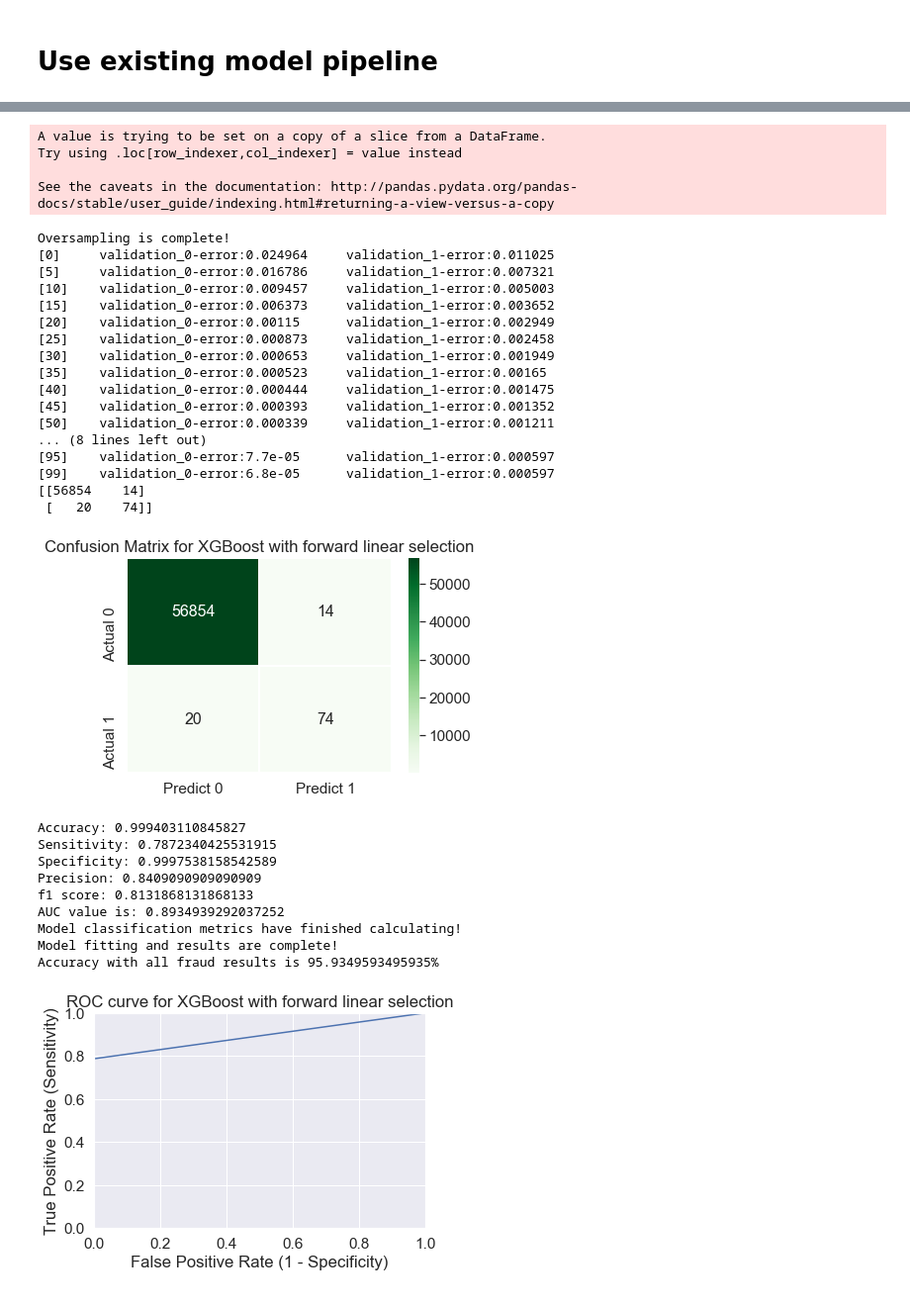
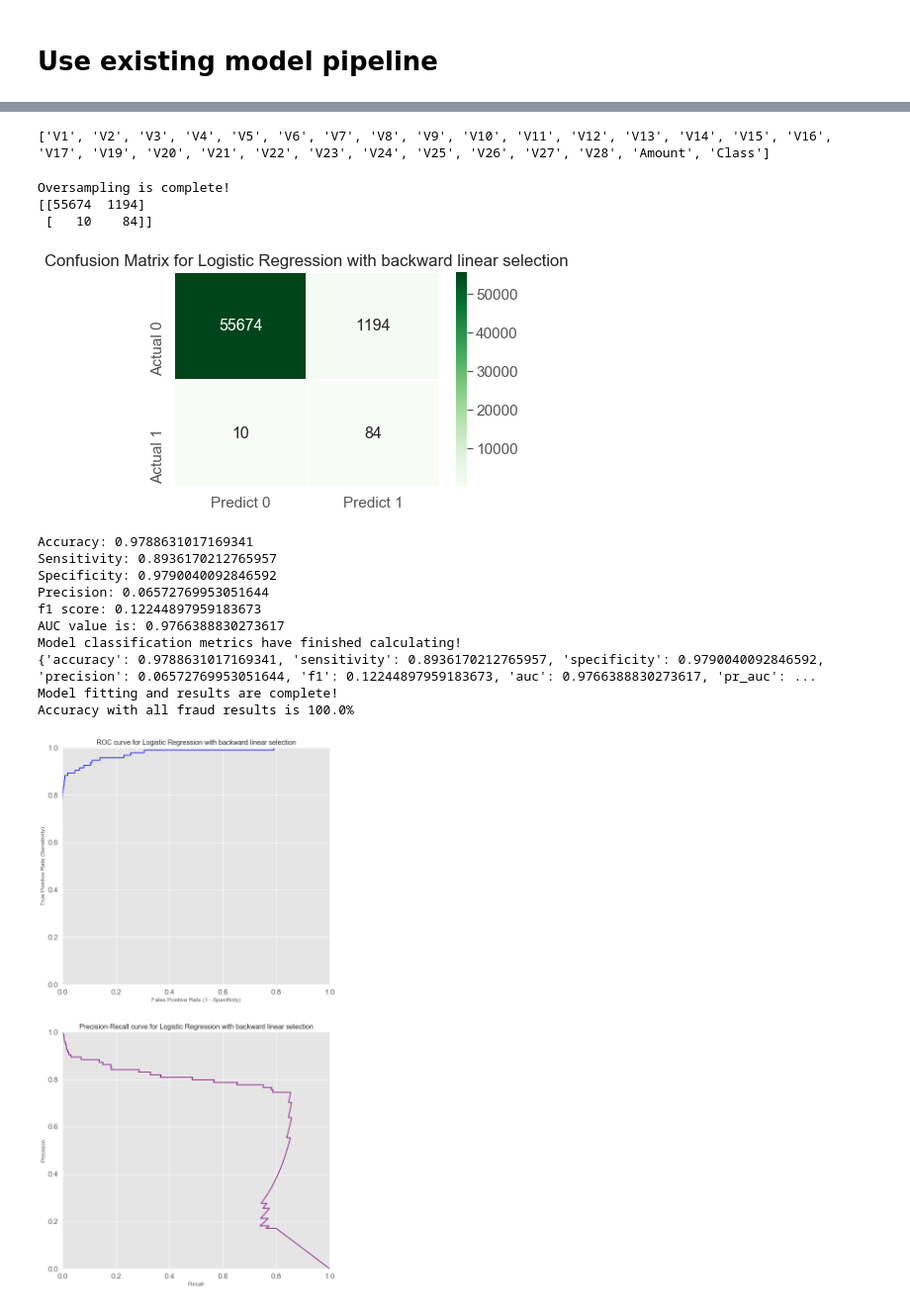
Before and after one commit to kohjiaxuan/Fraud-Detection-Pipeline, a Jupyter notebook: SCI16. Forward Elimination and Modified Pipeline with parameterized input feature list and response.ipynb, the cells around one changed output, grey strips where cells are left out. Shown at 99% size. Drawn from its saved outputs; the diff is of its cells as text; code cells hidden in the pictures.

Commit message:
Added PR-ROC curves and fixed bugs

```diff
--- a/SCI16. Forward Elimination and Modified Pipeline with parameterized input feature list and response.ipynb
+++ b/SCI16. Forward Elimination and Modified Pipeline with parameterized input feature list and response.ipynb
@@ -970,39 +1187,27 @@ finalcolstouse = ['V1', 'V2', 'V3', 'V4', 'V6', 'V7', 'V17', 'V9', 'V11', 'V8',
+# %%
+# Based on backward selection and naive sampling, V18 was removed
+finalcolstouse = list(df.columns.values)
+finalcolstouse.remove('V18')
+print(finalcolstouse)
+# %% [output]
+['V1', 'V2', 'V3', 'V4', 'V5', 'V6', 'V7', 'V8', 'V9', 'V10', 'V11', 'V12', 'V13', 'V14', 'V15', 'V16', 'V17', 'V19', 'V20', 'V21', 'V22', 'V23', 'V24', 'V25', 'V26', 'V27', 'V28', 'Amount', 'Class']
 # %%
-# Using train test split number = 41 for all sampling
-
-# finalcolstouse is list of features that are significant (p < 0.05) for linear regression
+# finalcolstouse is list of features that are significant (p < 0.05) for logistic regression + response
 # modelpipeline.run_model(self, df, varlist, response, testratio, standardize, sampletype, modelname, text, CV)
-results = modelpipeline.run_model(df, finalcolstouse, 'Class', 0.2, True, 'naive', 'XGBoost', 'XGBoost with forward linear selection', False)
+results = modelpipeline.run_model(df, finalcolstouse, 'Class', 0.2, True, 'naive', 'LogisticRegression', 'Logistic Regression with backward linear selection', False)
 # %% [output]
-A value is trying to be set on a copy of a slice from a DataFrame.
-Try using .loc[row_indexer,col_indexer] = value instead
-
-See the caveats in the documentation: http://pandas.pydata.org/pandas-docs/stable/user_guide/indexing.html#returning-a-view-versus-a-copy
+Oversampling is complete!
+[[55674  1194]
+ [   10    84]]
+[figure, new version]
-Oversampling is complete!
-[0]     validation_0-error:0.024964     validation_1-error:0.011025
-[5]     validation_0-error:0.016786     validation_1-error:0.007321
-[10]    validation_0-error:0.009457     validation_1-error:0.005003
-[15]    validation_0-error:0.006373     validation_1-error:0.003652
-[20]    validation_0-error:0.00115      validation_1-error:0.002949
-[25]    validation_0-error:0.000873     validation_1-error:0.002458
-[30]    validation_0-error:0.000653     validation_1-error:0.001949
-[35]    validation_0-error:0.000523     validation_1-error:0.00165
-[40]    validation_0-error:0.000444     validation_1-error:0.001475
-[45]    validation_0-error:0.000393     validation_1-error:0.001352
-[50]    validation_0-error:0.000339     validation_1-error:0.001211
-... (8 lines left out)
-[95]    validation_0-error:7.7e-05      validation_1-error:0.000597
-[99]    validation_0-error:6.8e-05      validation_1-error:0.000597
-[[56854    14]
- [   20    74]]
+Accuracy: 0.9788631017169341
+Sensitivity: 0.8936170212765957
+Specificity: 0.9790040092846592
+Precision: 0.06572769953051644
+f1 score: 0.12244897959183673
+AUC value is: 0.9766388830273617
+Model classification metrics have finished calculating!
+{'accuracy': 0.9788631017169341, 'sensitivity': 0.8936170212765957, 'specificity': 0.9790040092846592, 'precision': 0.06572769953051644, 'f1': 0.12244897959183673, 'auc': 0.9766388830273617, 'pr_auc': ...
+Model fitting and results are complete!
+Accuracy with all fraud results is 100.0%
-[figure, old version]
-Accuracy: 0.999403110845827
-Sensitivity: 0.7872340425531915
-Specificity: 0.9997538158542589
-Precision: 0.8409090909090909
-f1 score: 0.8131868131868133
-AUC value is: 0.8934939292037252
-Model classification metrics have finished calculating!
-Model fitting and results are complete!
-Accuracy with all fraud results is 95.9349593495935%
-[figure, old version]
+[figure, new version]
```
Also changed, not shown: parts of 38 cells of this notebook, 1 other file.
